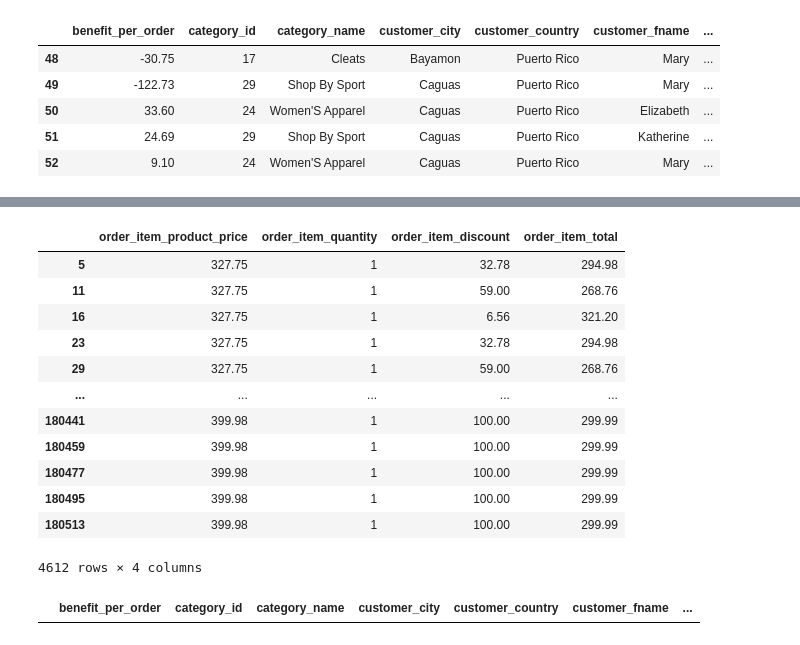
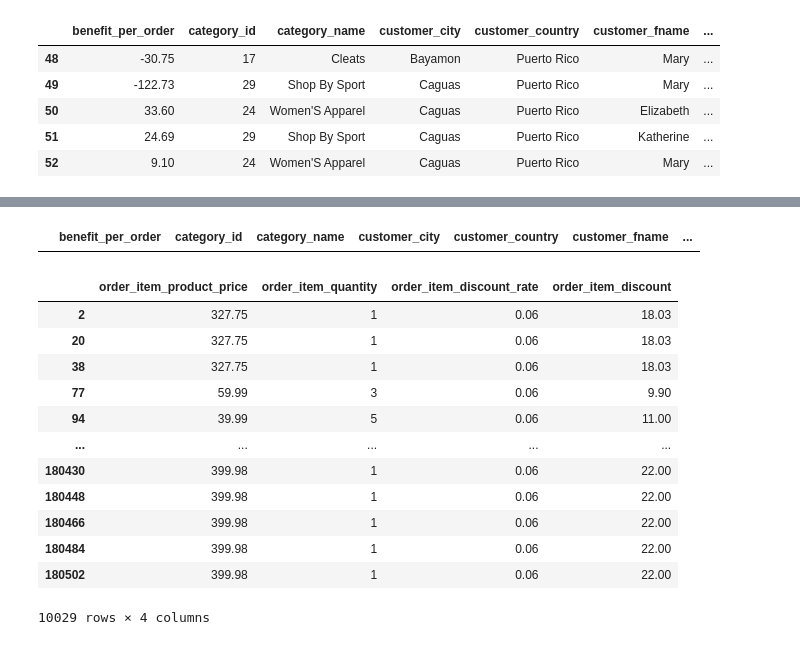
Before and after one commit to Frame3M/supply_chain_etl_project, a Jupyter notebook: notebooks/etl_notebook.ipynb, the cells around one changed output, grey strips where cells are left out. Cells and saved outputs as stored; diff of their text form; code cells hidden in the pictures.

```diff
--- a/notebooks/etl_notebook.ipynb
+++ b/notebooks/etl_notebook.ipynb
@@ -175,20 +158,3 @@ clean_df.loc[condition, ['order_item_discount_rate','order_item_product_price','
-# %%
-condition = ((clean_df['order_item_product_price'] * clean_df['order_item_quantity']).round(2) - clean_df['order_item_discount']).round(2) != clean_df['order_item_total']
-clean_df.loc[condition, ['order_item_product_price', 'order_item_quantity', 'order_item_discount', 'order_item_total']]
-# %% [output]
-|  | order_item_product_price | order_item_quantity | order_item_discount | order_item_total |
-| 5 | 327.75 | 1 | 32.78 | 294.98 |
-| 11 | 327.75 | 1 | 59.00 | 268.76 |
-| 16 | 327.75 | 1 | 6.56 | 321.20 |
-| 23 | 327.75 | 1 | 32.78 | 294.98 |
-| 29 | 327.75 | 1 | 59.00 | 268.76 |
-| ... | ... | ... | ... | ... |
-| 180441 | 399.98 | 1 | 100.00 | 299.99 |
-| 180459 | 399.98 | 1 | 100.00 | 299.99 |
-| 180477 | 399.98 | 1 | 100.00 | 299.99 |
-| 180495 | 399.98 | 1 | 100.00 | 299.99 |
-| 180513 | 399.98 | 1 | 100.00 | 299.99 |
-4612 rows × 4 columns
 # %%
 calculo_total = (clean_df['order_item_product_price'] * clean_df['order_item_quantity']) - clean_df['order_item_discount']
 condition = ~np.isclose(clean_df['order_item_total'], calculo_total, atol=0.02)
@@ -196,3 +162,22 @@ condition = ~np.isclose(clean_df['order_item_total'], calculo_total, atol=0.02)
 clean_df[condition]
 # %% [output]
 |  | benefit_per_order | category_id | category_name | customer_city | customer_country | customer_fname | ... |
+# %%
+calculo_total = ((clean_df['order_item_product_price'] * clean_df['order_item_quantity']) * clean_df['order_item_discount_rate'])
+condition = ~np.isclose(clean_df['order_item_discount'], calculo_total, atol=0.02)
+
+clean_df.loc[condition, ['order_item_product_price', 'order_item_quantity', 'order_item_discount_rate', 'order_item_discount']]
+# %% [output]
+|  | order_item_product_price | order_item_quantity | order_item_discount_rate | order_item_discount |
+| 2 | 327.75 | 1 | 0.06 | 18.03 |
+| 20 | 327.75 | 1 | 0.06 | 18.03 |
+| 38 | 327.75 | 1 | 0.06 | 18.03 |
+| 77 | 59.99 | 3 | 0.06 | 9.90 |
+| 94 | 39.99 | 5 | 0.06 | 11.00 |
+| ... | ... | ... | ... | ... |
+| 180430 | 399.98 | 1 | 0.06 | 22.00 |
+| 180448 | 399.98 | 1 | 0.06 | 22.00 |
+| 180466 | 399.98 | 1 | 0.06 | 22.00 |
+| 180484 | 399.98 | 1 | 0.06 | 22.00 |
+| 180502 | 399.98 | 1 | 0.06 | 22.00 |
+10029 rows × 4 columns
```
Also changed, not shown: parts of 1 cell of this notebook, 1 other file.
